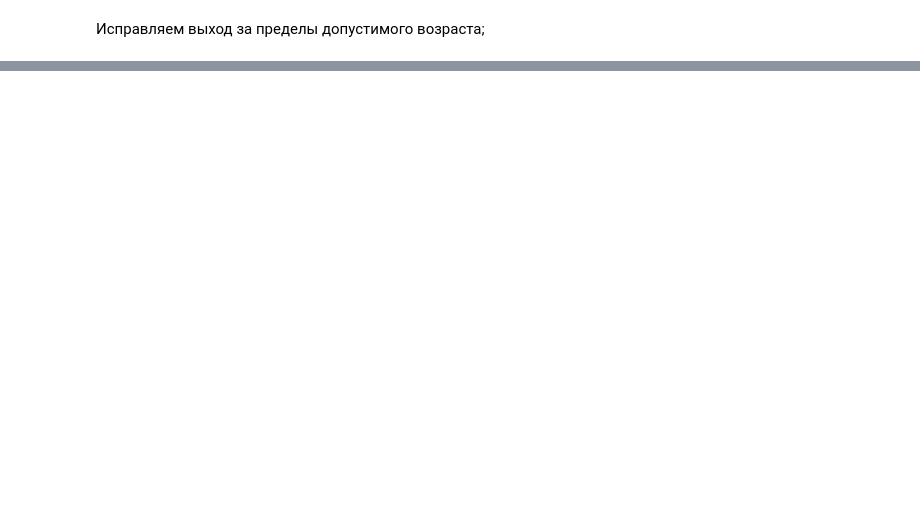
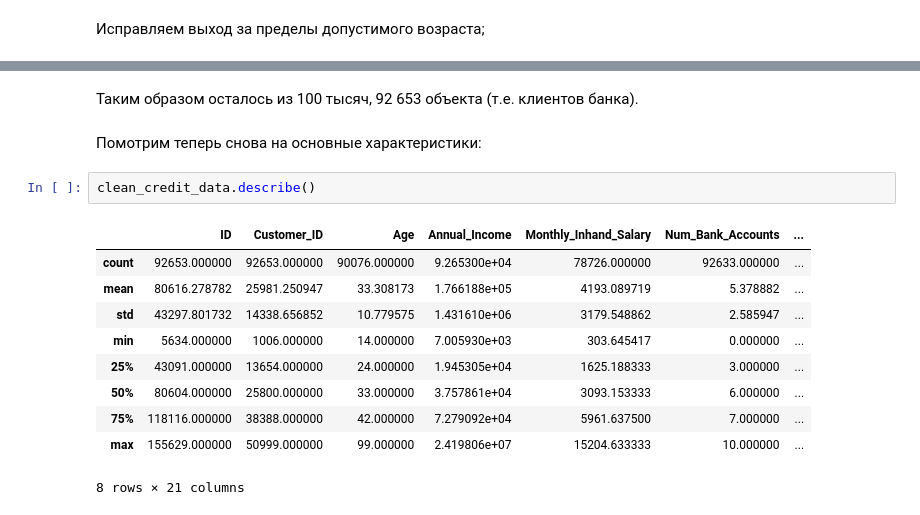
Before and after one commit to Zhurilovaa/Machine_Learning_Mag, a Jupyter notebook: homework/homework_7oct.ipynb, the cells around one changed output, grey strips where cells are left out. Cells and saved outputs as stored; diff of their text form; blank space fills up the shorter version.

```diff
--- a/homework/homework_7oct.ipynb
+++ b/homework/homework_7oct.ipynb
@@ -462,0 +1036,17 @@ dtype: object
+# %% [markdown]
+Таким образом осталось из 100 тысяч, 92 653 объекта (т.е. клиентов банка).
+# %% [markdown]
+Помотрим теперь снова на основные характеристики:
+# %%
+clean_credit_data.describe()
+# %% [output]
+|  | ID | Customer_ID | Age | Annual_Income | Monthly_Inhand_Salary | Num_Bank_Accounts | ... |
+| count | 92653.000000 | 92653.000000 | 90076.000000 | 9.265300e+04 | 78726.000000 | 92633.000000 | ... |
+| mean | 80616.278782 | 25981.250947 | 33.308173 | 1.766188e+05 | 4193.089719 | 5.378882 | ... |
+| std | 43297.801732 | 14338.656852 | 10.779575 | 1.431610e+06 | 3179.548862 | 2.585947 | ... |
+| min | 5634.000000 | 1006.000000 | 14.000000 | 7.005930e+03 | 303.645417 | 0.000000 | ... |
+| 25% | 43091.000000 | 13654.000000 | 24.000000 | 1.945305e+04 | 1625.188333 | 3.000000 | ... |
+| 50% | 80604.000000 | 25800.000000 | 33.000000 | 3.757861e+04 | 3093.153333 | 6.000000 | ... |
+| 75% | 118116.000000 | 38388.000000 | 42.000000 | 7.279092e+04 | 5961.637500 | 7.000000 | ... |
+| max | 155629.000000 | 50999.000000 | 99.000000 | 2.419806e+07 | 15204.633333 | 10.000000 | ... |
+8 rows × 21 columns
```
Also changed, not shown: parts of 177 cells of this notebook.
